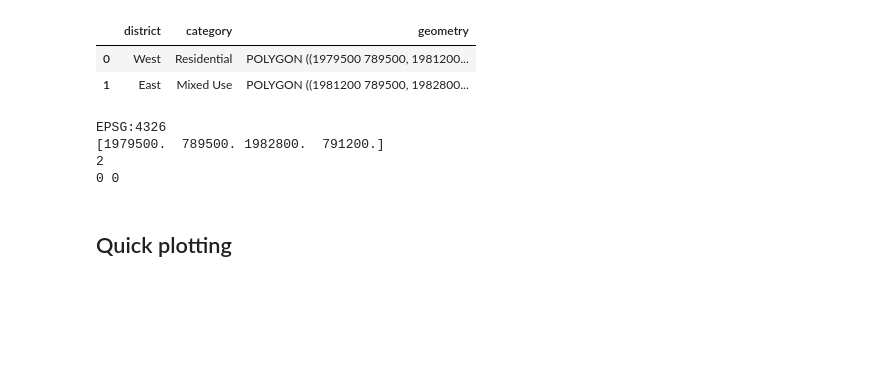
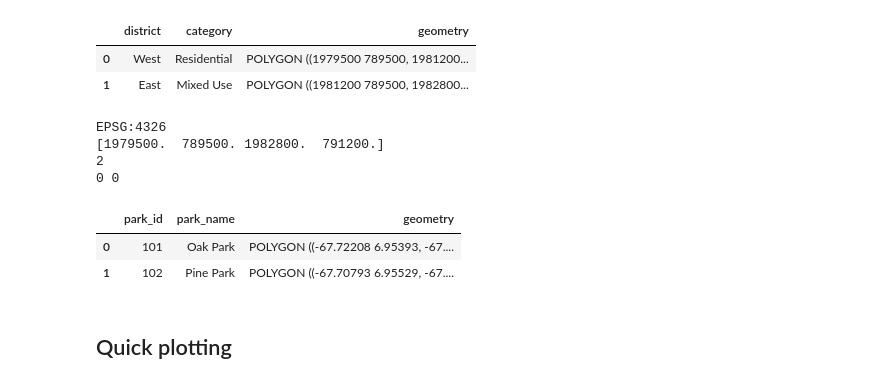
Before and after one commit to arhorton/geog592-arhorton, a Jupyter notebook: homework/week05/Geopandas1/GEOG592_GeoPandas_Module1_GeoDataFrames_and_Geometry_ready.ipynb, the cells around one changed output. Saved outputs shown, nothing was run; the diff lists cells and outputs as text; code cells hidden in the pictures; blank space fills up the shorter version.

```diff
--- a/homework/week05/Geopandas1/GEOG592_GeoPandas_Module1_GeoDataFrames_and_Geometry_ready.ipynb
+++ b/homework/week05/Geopandas1/GEOG592_GeoPandas_Module1_GeoDataFrames_and_Geometry_ready.ipynb
@@ -158,6 +158,19 @@ EPSG:4326
 [1979500.  789500. 1982800.  791200.]
 2
 0 0
+# %%
+# importing the parks section
+parks = gpd.read_file("../Geopandas1/data/parks.geojson")
+
+# changing the CRS
+parks = parks.set_crs(epsg = 26917, allow_override=True)
+parks = parks.to_crs(epsg=4326)
+
+parks
+# %% [output]
+|  | park_id | park_name | geometry |
+| 0 | 101 | Oak Park | POLYGON ((-67.72208 6.95393, -67.... |
+| 1 | 102 | Pine Park | POLYGON ((-67.70793 6.95529, -67.... |
 # %% [markdown]
 ## Quick plotting
 # %%
```
Also changed, not shown: parts of 5 cells of this notebook, 2 other files.
